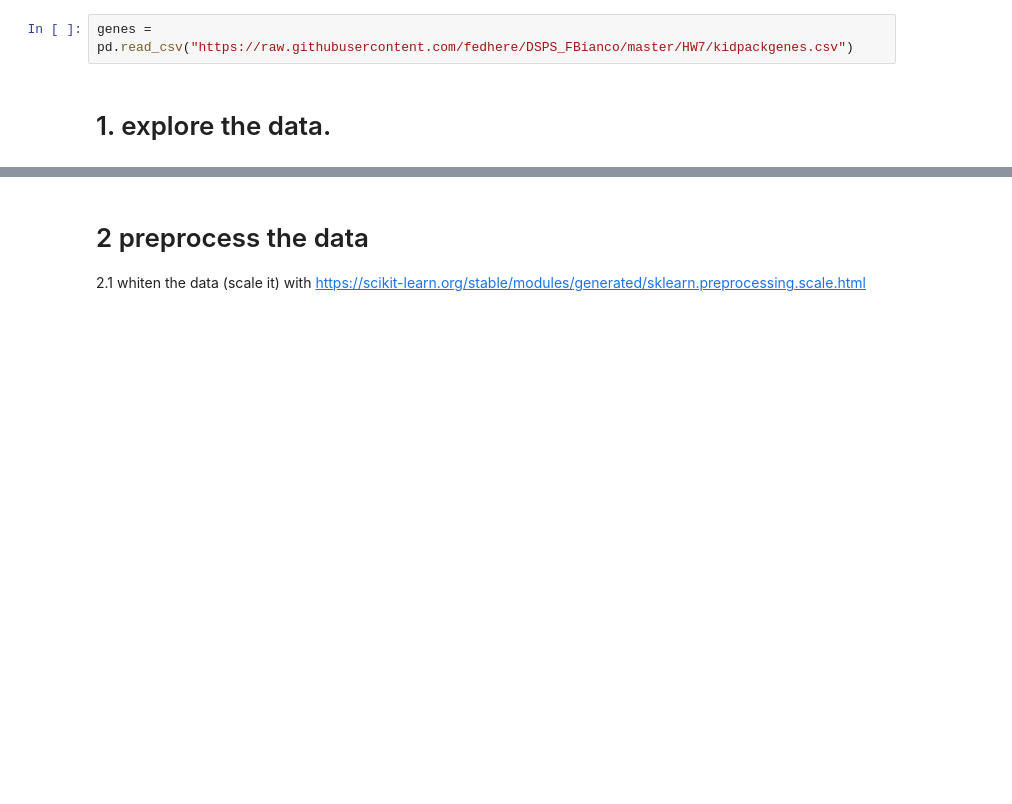
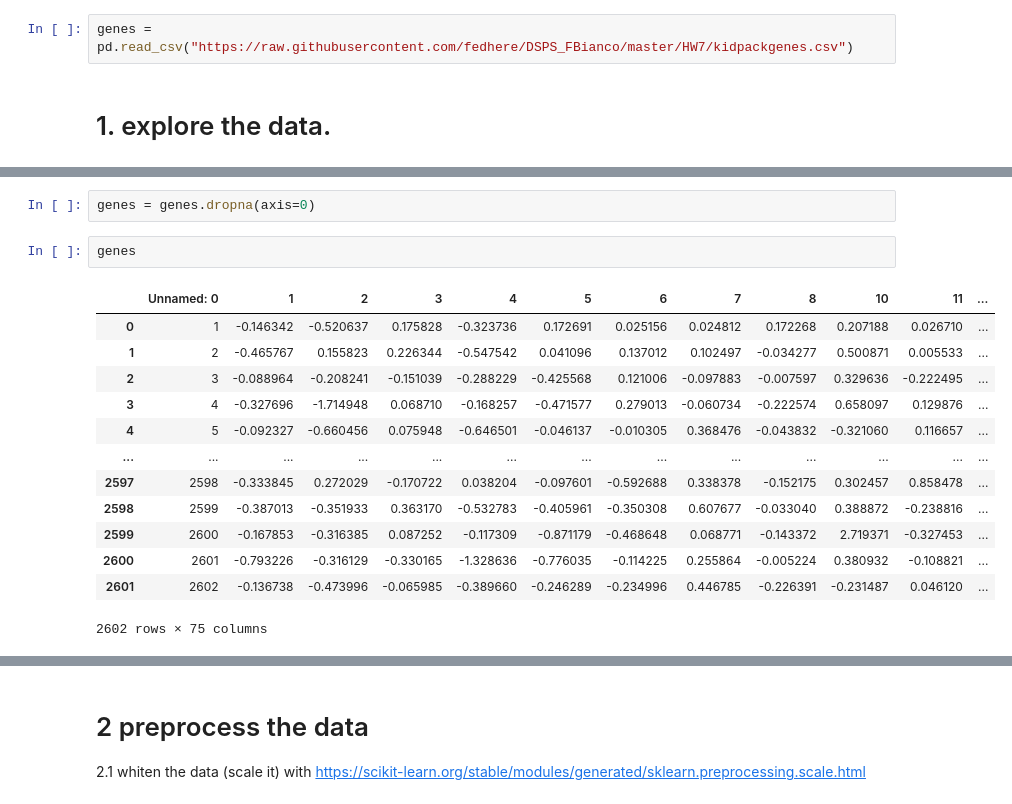
Before and after one commit to bflaggs/DSPS_BFlaggs, a Jupyter notebook: HW7/ClusteringGenes.ipynb, the cells around one changed output, grey strips where cells are left out. Drawn from its saved outputs; the diff is of its cells as text; blank space fills up the shorter version.

```diff
--- a/HW7/ClusteringGenes.ipynb
+++ b/HW7/ClusteringGenes.ipynb
@@ -19 +35,19 @@ genes = pd.read_csv("https://raw.githubusercontent.com/fedhere/DSPS_FBianco/mast
+# %%
+genes = genes.dropna(axis=0)
+# %%
+genes
+# %% [output]
+|  | Unnamed: 0 | 1 | 2 | 3 | 4 | 5 | 6 | 7 | 8 | 10 | 11 | ... |
+| 0 | 1 | -0.146342 | -0.520637 | 0.175828 | -0.323736 | 0.172691 | 0.025156 | 0.024812 | 0.172268 | 0.207188 | 0.026710 | ... |
+| 1 | 2 | -0.465767 | 0.155823 | 0.226344 | -0.547542 | 0.041096 | 0.137012 | 0.102497 | -0.034277 | 0.500871 | 0.005533 | ... |
+| 2 | 3 | -0.088964 | -0.208241 | -0.151039 | -0.288229 | -0.425568 | 0.121006 | -0.097883 | -0.007597 | 0.329636 | -0.222495 | ... |
+| 3 | 4 | -0.327696 | -1.714948 | 0.068710 | -0.168257 | -0.471577 | 0.279013 | -0.060734 | -0.222574 | 0.658097 | 0.129876 | ... |
+| 4 | 5 | -0.092327 | -0.660456 | 0.075948 | -0.646501 | -0.046137 | -0.010305 | 0.368476 | -0.043832 | -0.321060 | 0.116657 | ... |
+| ... | ... | ... | ... | ... | ... | ... | ... | ... | ... | ... | ... | ... |
+| 2597 | 2598 | -0.333845 | 0.272029 | -0.170722 | 0.038204 | -0.097601 | -0.592688 | 0.338378 | -0.152175 | 0.302457 | 0.858478 | ... |
+| 2598 | 2599 | -0.387013 | -0.351933 | 0.363170 | -0.532783 | -0.405961 | -0.350308 | 0.607677 | -0.033040 | 0.388872 | -0.238816 | ... |
+| 2599 | 2600 | -0.167853 | -0.316385 | 0.087252 | -0.117309 | -0.871179 | -0.468648 | 0.068771 | -0.143372 | 2.719371 | -0.327453 | ... |
+| 2600 | 2601 | -0.793226 | -0.316129 | -0.330165 | -1.328636 | -0.776035 | -0.114225 | 0.255864 | -0.005224 | 0.380932 | -0.108821 | ... |
+| 2601 | 2602 | -0.136738 | -0.473996 | -0.065985 | -0.389660 | -0.246289 | -0.234996 | 0.446785 | -0.226391 | -0.231487 | 0.046120 | ... |
+2602 rows × 75 columns
 # %%
```
Also changed, not shown: parts of 5 cells of this notebook.
